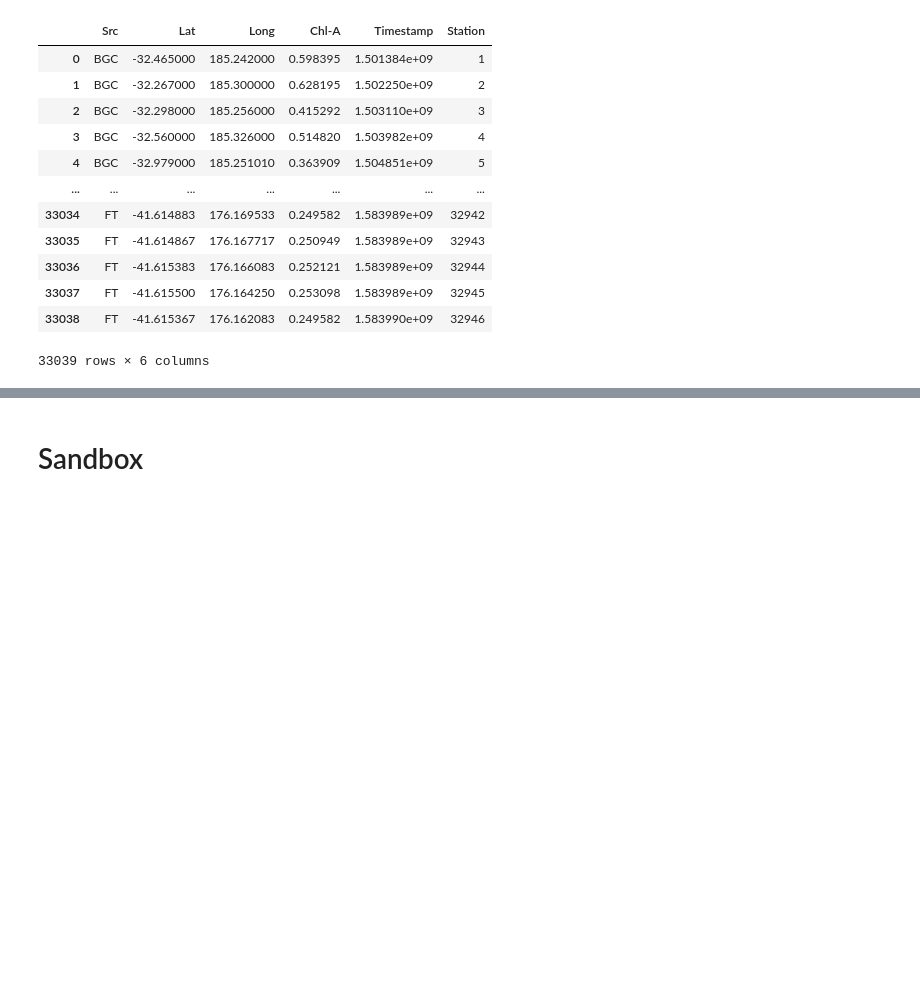
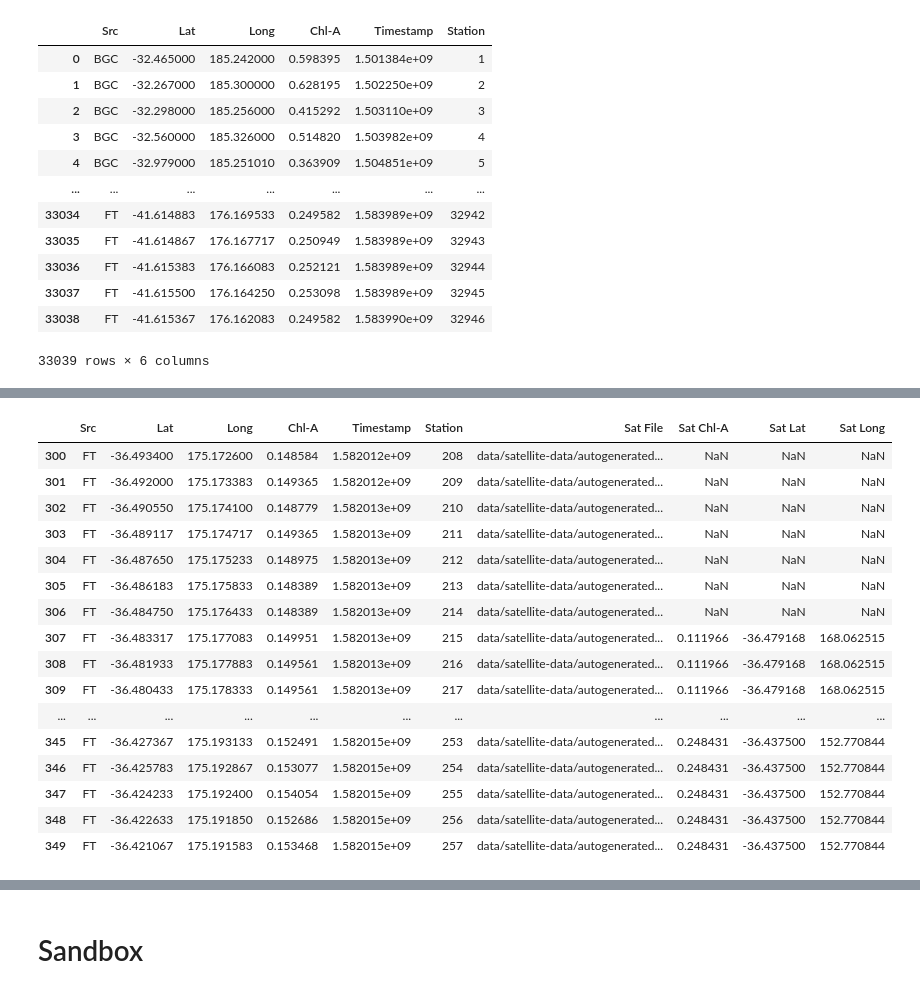
Before and after one commit to AmyPhung/chl-a-comparison, a Jupyter notebook: Workbook9 (major revision).ipynb, the cells around one changed output, grey strips where cells are left out. Drawn from its saved outputs; the diff is of its cells as text; code cells hidden in the pictures; blank space fills up the shorter version.

Commit message:
Save satellite lookup results - values still producing NaN

```diff
--- a/Workbook9 (major revision).ipynb
+++ b/Workbook9 (major revision).ipynb
@@ -469,12 +469,12 @@ class DatasetSat:
 
         valid_st = self.lookup_df[(timestamp >= self.lookup_df["Time Start"])]
         if len(valid_st) == 0: # Timestamp is earlier than available data
-            print("Warning: Timestamp is earlier than available data. Using first available file")
+#             print("Warning: Timestamp is earlier than available data. Using first available file")
             return str(self.lookup_df.iloc[0]["Filename"])
 
         valid_end = valid_st[timestamp < valid_st["Time End"]]
         if len(valid_end) == 0: # Timestamp is later than available data
-            print("Warning: Timestamp is later than available data. Using last available file")
+#             print("Warning: Timestamp is later than available data. Using last available file")
             return str(self.lookup_df.iloc[-1]["Filename"])
 
         return str(valid_end.iloc[-1]["Filename"])
@@ -502,7 +502,6 @@ class DatasetSat:
                 nearest_lat (float): Latitiude of nearest data point
                 nearest_long (float): Longitude of nearest data point
         """
-        display(df_row)
         lat = df_row[lat_col]
         long = df_row[long_col]
         nearest_sat_df = self.findNearestPoint(lat, long, self._active_df)
@@ -771,0 +735,4 @@ Warning: Timestamp is lat
+# %%
+sat_data_dir = "data/satellite-data"
+csv_dir = "data/satellite-data/autogenerated-csv\\"
+sat_data = DatasetSat(sat_data_dir, csv_dir, downsample=1000)
@@ -771,0 +753,34 @@ Warning: Timestamp is lat
+# %%
+import timeit
+
+start_time = timeit.default_timer()
+
+# Look up best satellite data file for each point
+compiled_df["Sat File"] = compiled_df["Timestamp"].apply(sat_data.findBestFile)
+
+elapsed = timeit.default_timer() - start_time
+print("Time for file lookup: " + str(elapsed))
+
+i = 0
+tot = float(len(compiled_df["Sat File"].unique()))
+
+start_time_overall = timeit.default_timer()
+
+# Load satellite data files individually
+for filename in compiled_df["Sat File"].unique():
+    i = i + 1
+    print(str(i/tot * 100) + "% Complete" )
+    start_time = timeit.default_timer()
+
+    # Set active frame
+    sat_data.setActiveFrame(filename)
+    # Look up chlorophyll values for matching files
+    compiled_df[["Sat Chl-A", "Sat Lat", "Sat Long"]] = \
+        compiled_df[compiled_df["Sat File"] == filename]. \
+        apply(sat_data.lookupChlorophyll, axis=1)
+
+    elapsed = timeit.default_timer() - start_time
+    print("Loop time: " + str(elapsed))
+
+elapsed_overall = timeit.default_timer() - start_time_overall
+print("Time for full execution: " + str(elapsed_overall))
@@ -772 +805,21 @@ Warning: Timestamp is lat
+# %%
+compiled_df.iloc[300:350]
+# %% [output]
+|  | Src | Lat | Long | Chl-A | Timestamp | Station | Sat File | Sat Chl-A | Sat Lat | Sat Long |
+| 300 | FT | -36.493400 | 175.172600 | 0.148584 | 1.582012e+09 | 208 | data/satellite-data/autogenerated... | NaN | NaN | NaN |
+| 301 | FT | -36.492000 | 175.173383 | 0.149365 | 1.582012e+09 | 209 | data/satellite-data/autogenerated... | NaN | NaN | NaN |
+| 302 | FT | -36.490550 | 175.174100 | 0.148779 | 1.582013e+09 | 210 | data/satellite-data/autogenerated... | NaN | NaN | NaN |
+| 303 | FT | -36.489117 | 175.174717 | 0.149365 | 1.582013e+09 | 211 | data/satellite-data/autogenerated... | NaN | NaN | NaN |
+| 304 | FT | -36.487650 | 175.175233 | 0.148975 | 1.582013e+09 | 212 | data/satellite-data/autogenerated... | NaN | NaN | NaN |
+| 305 | FT | -36.486183 | 175.175833 | 0.148389 | 1.582013e+09 | 213 | data/satellite-data/autogenerated... | NaN | NaN | NaN |
+| 306 | FT | -36.484750 | 175.176433 | 0.148389 | 1.582013e+09 | 214 | data/satellite-data/autogenerated... | NaN | NaN | NaN |
+| 307 | FT | -36.483317 | 175.177083 | 0.149951 | 1.582013e+09 | 215 | data/satellite-data/autogenerated... | 0.111966 | -36.479168 | 168.062515 |
+| 308 | FT | -36.481933 | 175.177883 | 0.149561 | 1.582013e+09 | 216 | data/satellite-data/autogenerated... | 0.111966 | -36.479168 | 168.062515 |
+| 309 | FT | -36.480433 | 175.178333 | 0.149561 | 1.582013e+09 | 217 | data/satellite-data/autogenerated... | 0.111966 | -36.479168 | 168.062515 |
+| ... | ... | ... | ... | ... | ... | ... | ... | ... | ... | ... |
+| 345 | FT | -36.427367 | 175.193133 | 0.152491 | 1.582015e+09 | 253 | data/satellite-data/autogenerated... | 0.248431 | -36.437500 | 152.770844 |
+| 346 | FT | -36.425783 | 175.192867 | 0.153077 | 1.582015e+09 | 254 | data/satellite-data/autogenerated... | 0.248431 | -36.437500 | 152.770844 |
+| 347 | FT | -36.424233 | 175.192400 | 0.154054 | 1.582015e+09 | 255 | data/satellite-data/autogenerated... | 0.248431 | -36.437500 | 152.770844 |
+| 348 | FT | -36.422633 | 175.191850 | 0.152686 | 1.582015e+09 | 256 | data/satellite-data/autogenerated... | 0.248431 | -36.437500 | 152.770844 |
+| 349 | FT | -36.421067 | 175.191583 | 0.153468 | 1.582015e+09 | 257 | data/satellite-data/autogenerated... | 0.248431 | -36.437500 | 152.770844 |
 # %%
```
Also changed, not shown: parts of 16 cells of this notebook.
